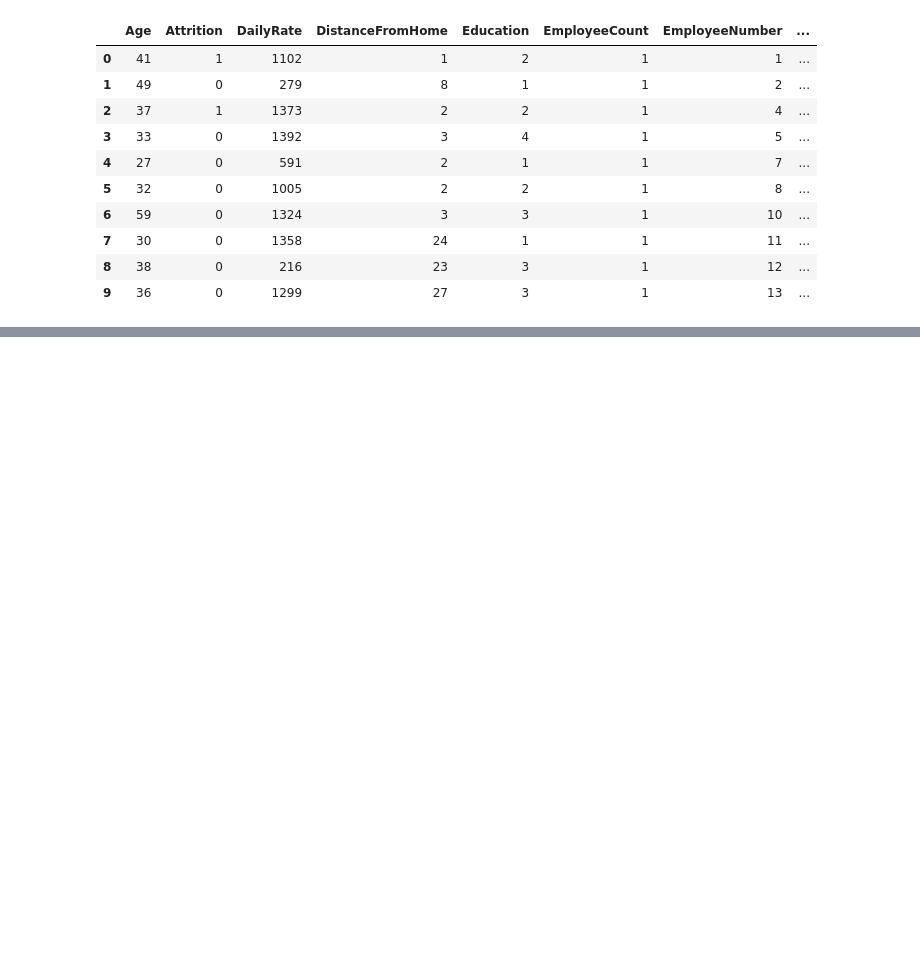
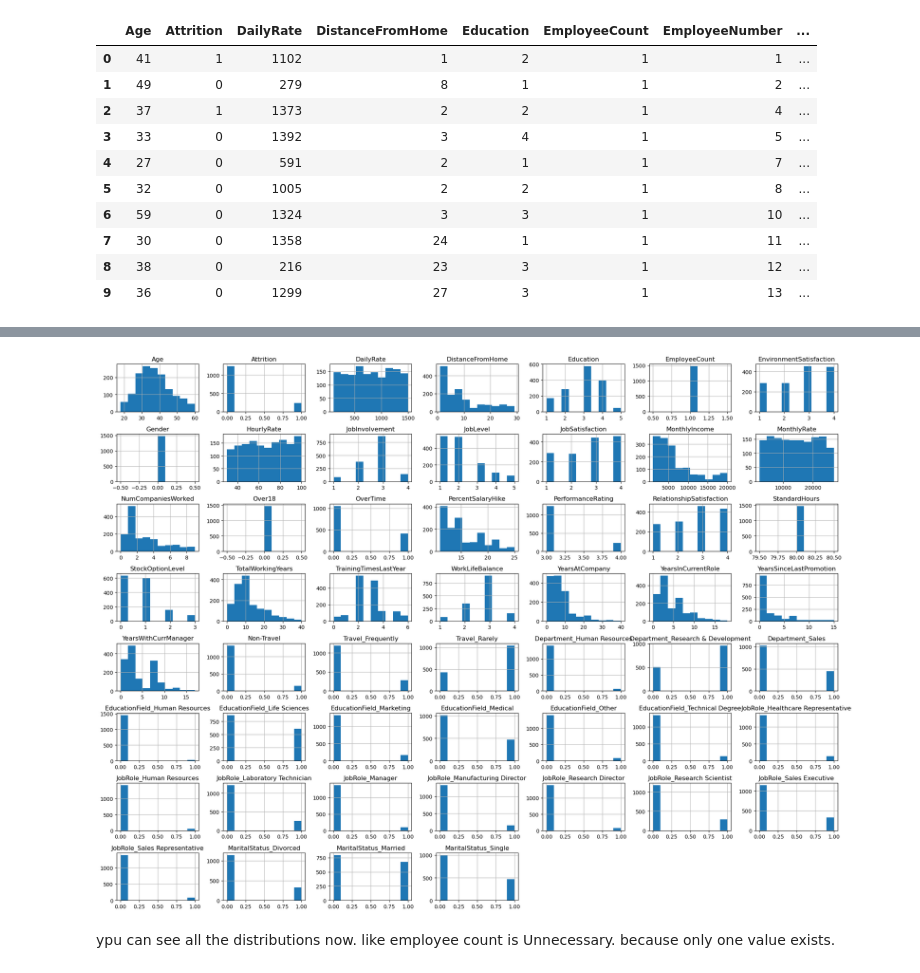
Before and after one commit to okanolgun/Predicting-Employee-Attrition, a Jupyter notebook: Untitled.ipynb, the cells around one changed output, grey strips where cells are left out. Cells and saved outputs as stored; diff of their text form; code cells hidden in the pictures; blank space fills up the shorter version.

```diff
--- a/Untitled.ipynb
+++ b/Untitled.ipynb
@@ -125,0 +140,10 @@ df = df.map(lambda x: 1 if x is True else 0 if x is False else x)
+# %%
+df = df.drop('EmployeeNumber', axis=1)
+# %%
+df.hist(figsize=(20,15))
+plt.tight_layout()
+plt.show()
+# %% [output]
+[figure, added]
+# %% [markdown]
+ypu can see all the distributions now. like employee count is Unnecessary. because only one value exists.
```
Also changed, not shown: parts of 13 cells of this notebook.
